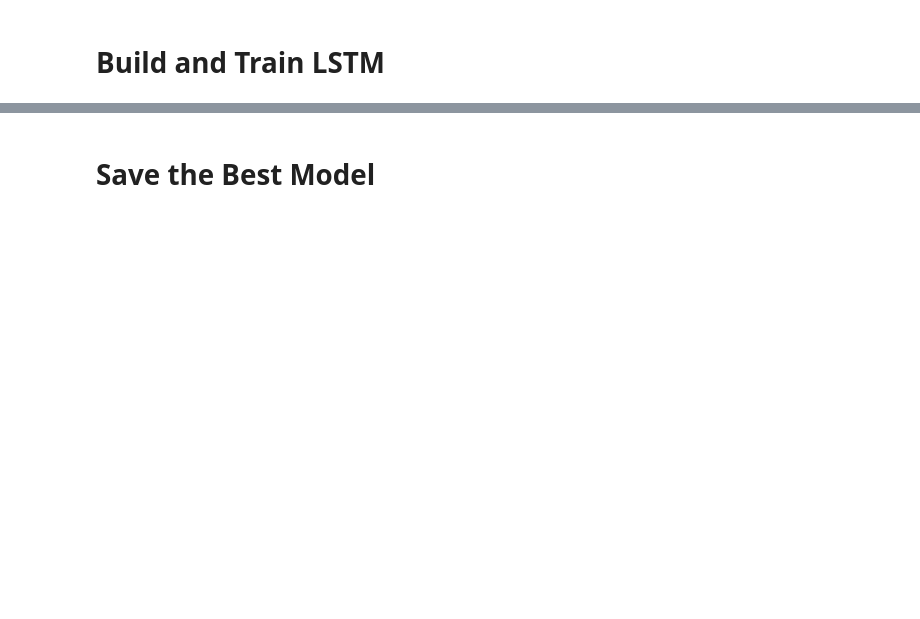
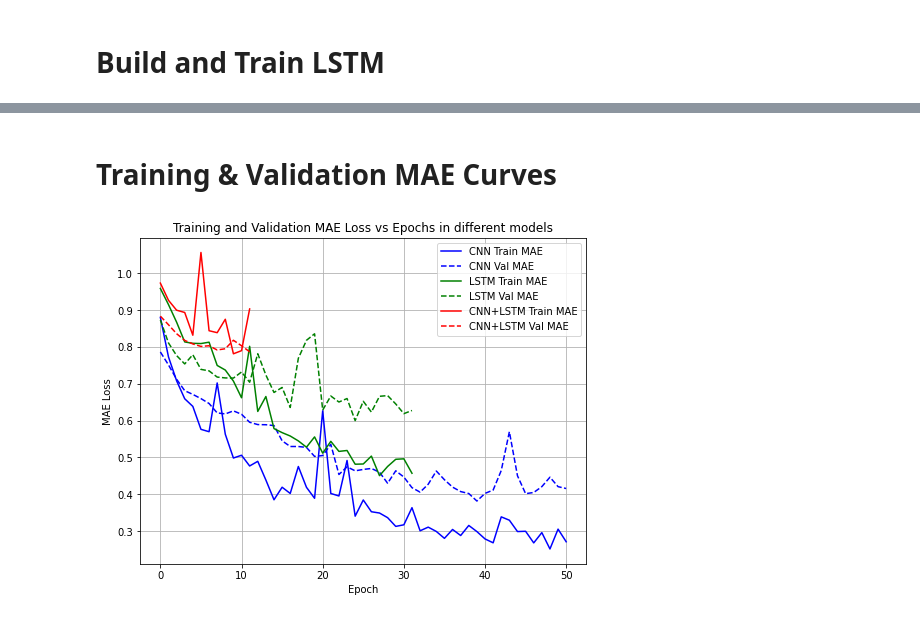
Before and after one commit to rickykkim/Drug-Design, a Jupyter notebook: DL_model.ipynb, the cells around one changed output, grey strips where cells are left out. Saved outputs shown, nothing was run; the diff lists cells and outputs as text; code cells hidden in the pictures; blank space fills up the shorter version.

Commit message:
run 3 models

```diff
--- a/DL_model.ipynb
+++ b/DL_model.ipynb
@@ -224,0 +231,16 @@ LSTM training complete (Best validation MAE: 0.6183)
+# %%
+import importlib
+import utils.cnn_lstm as cnn_lstm
+importlib.reload(cnn_lstm)
+
+from utils.cnn_lstm import CNN_LSTM_trainer
+
+cnn_lstm_trainer = CNN_LSTM_trainer(
+    X_t, y_t,
+    X_v, y_v,
+    epochs=100,          # Number of epochs
+    batch_size=128,      # Batch size
+    lr=1e-3,             # Learning rate
+    l2=1e-5,             # L2 regularization coefficient
+)
+cnn_lstm_trainer.run()
@@ -225,2 +289,27 @@ LSTM training complete (Best validation MAE: 0.6183)
 # %% [markdown]
-# Save the Best Model
+# Training & Validation MAE Curves
+# %%
+import matplotlib.pyplot as plt
+
+plt.figure(figsize=(8, 6))
+
+# CNN
+plt.plot(cnn_trainer.history["loss"], label="CNN Train MAE", color="blue")
+plt.plot(cnn_trainer.history["val_loss"], label="CNN Val MAE", color="blue", linestyle="--")
+
+# LSTM
+plt.plot(lstm_trainer.history["loss"], label="LSTM Train MAE", color="green")
+plt.plot(lstm_trainer.history["val_loss"], label="LSTM Val MAE", color="green", linestyle="--")
+
+# CNN+LSTM
+plt.plot(cnn_lstm_trainer.history["loss"], label="CNN+LSTM Train MAE", color="red")
+plt.plot(cnn_lstm_trainer.history["val_loss"], label="CNN+LSTM Val MAE", color="red", linestyle="--")
+
+plt.title("Training and Validation MAE Loss vs Epochs in different models")
+plt.xlabel("Epoch")
+plt.ylabel("MAE Loss")
+plt.legend()
+plt.grid(True)
+plt.show()
+# %% [output]
+[figure, added]
```
Also changed, not shown: parts of 14 cells of this notebook, 6 other files.
